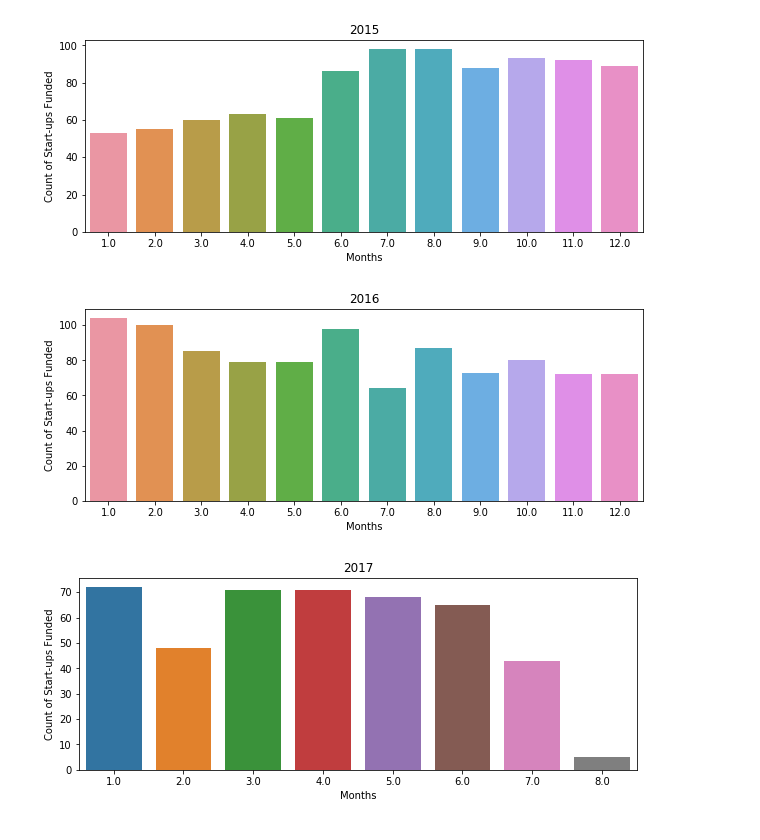
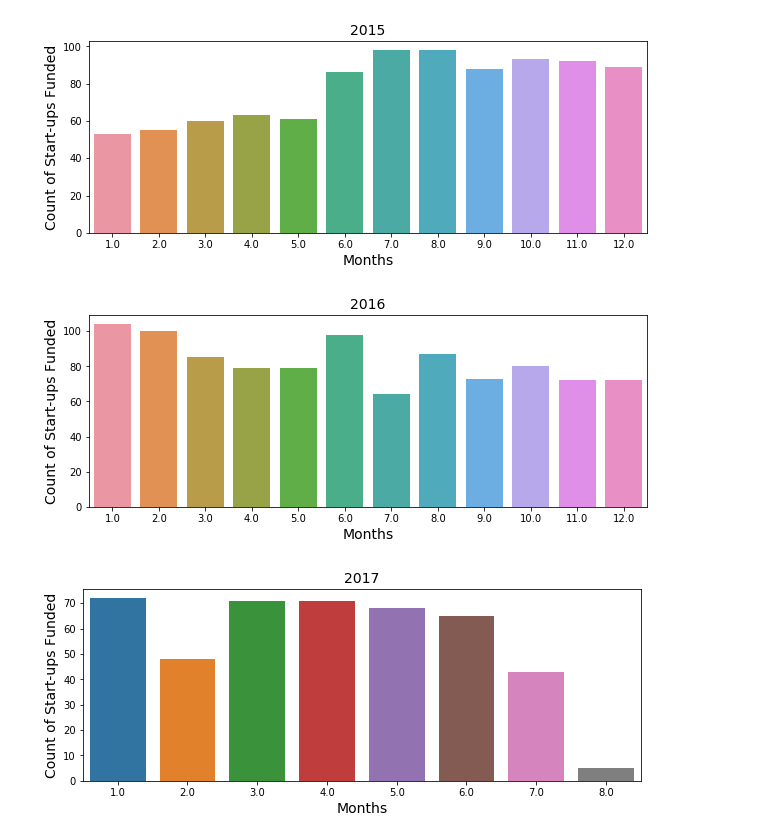
Before and after one commit to rushabh-mehta/GA-Hackathon1, a Jupyter notebook: data_visualization_hackathon.ipynb, the cells around one changed output. Saved outputs shown, nothing was run; the diff lists cells and outputs as text; code cells hidden in the pictures.

```diff
--- a/data_visualization_hackathon.ipynb
+++ b/data_visualization_hackathon.ipynb
@@ -80,33 +83,33 @@ plt.show()
 # %%
 #PLotting the count of startups funded during the year for the years 2015,2016,2017
 funds_2015 = dataset_ecosystem[dataset_ecosystem["year"]==2015].groupby(["month"],sort=True)["amountinusd"].count()
 funds_2016 = dataset_ecosystem[dataset_ecosystem["year"]==2016].groupby(["month"],sort=True)["amountinusd"].count()
 funds_2017 = dataset_ecosystem[dataset_ecosystem["year"]==2017].groupby(["month"],sort=True)["amountinusd"].count()
 plt.figure(figsize=(10,12))
 plt.subplot(311)
 sns.barplot(x=funds_2015.index,y=funds_2015.values)
-plt.xlabel("Months")
-plt.ylabel("Count of Start-ups Funded")
-plt.title("2015")
+plt.xlabel("Months", fontsize=14)
+plt.ylabel("Count of Start-ups Funded", fontsize=14)
+plt.title("2015", fontsize=14)
 plt.show()
 plt.figure(figsize=(10,12))
 plt.subplot(312)
 sns.barplot(x=funds_2016.index,y=funds_2016.values)
-plt.xlabel("Months")
-plt.ylabel("Count of Start-ups Funded")
-plt.title("2016")
+plt.xlabel("Months", fontsize=14)
+plt.ylabel("Count of Start-ups Funded", fontsize=14)
+plt.title("2016", fontsize=14)
 plt.show()
 plt.figure(figsize=(10,12))
 plt.subplot(313)
 sns.barplot(x=funds_2017.index,y=funds_2017.values)
-plt.xlabel("Months")
-plt.ylabel("Count of Start-ups Funded")
-plt.title("2017")
+plt.xlabel("Months", fontsize=14)
+plt.ylabel("Count of Start-ups Funded", fontsize=14)
+plt.title("2017", fontsize=14)
 plt.show()
 # %% [output]
-[figure, old version]
+[figure, new version]
-[figure, old version]
+[figure, new version]
-[figure, old version]
+[figure, new version]
 # %%
 #Analyzing how does the location(city) of the startup affects the funding it receives (question 2)
 #Making a new copy of the dataset
```
Also changed, not shown: parts of 19 cells of this notebook.
